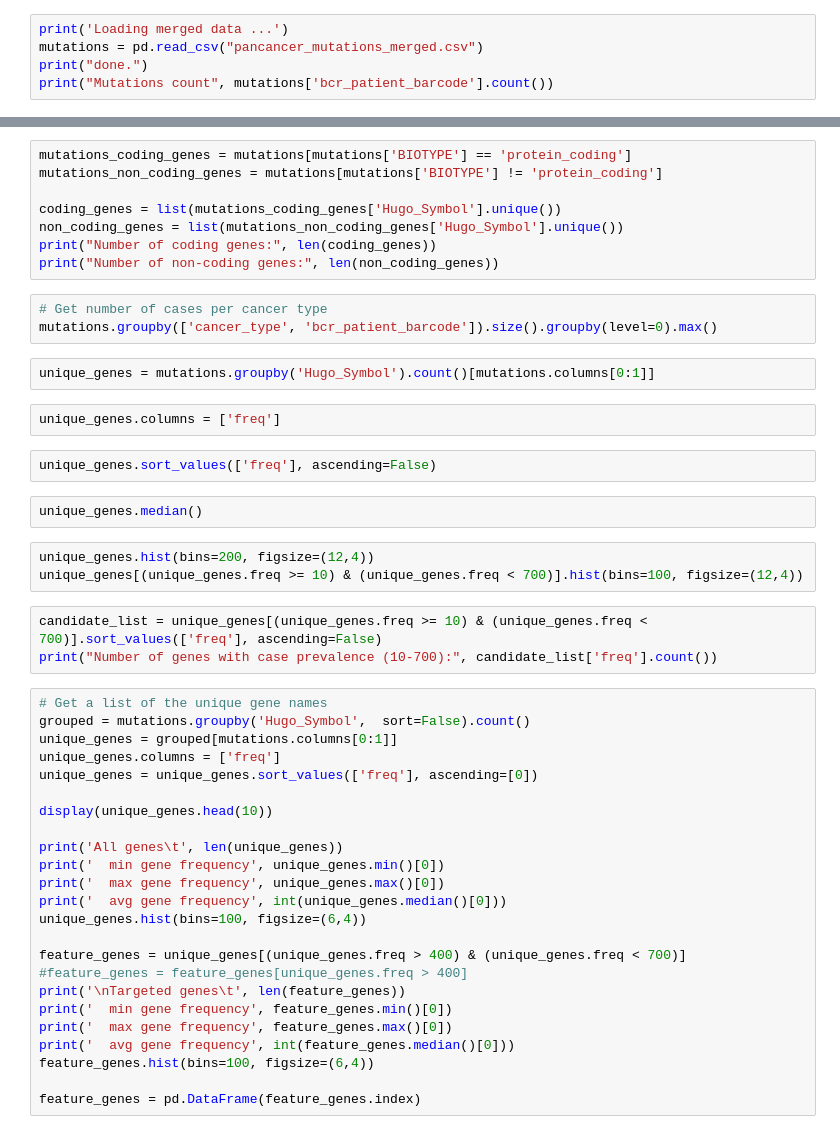
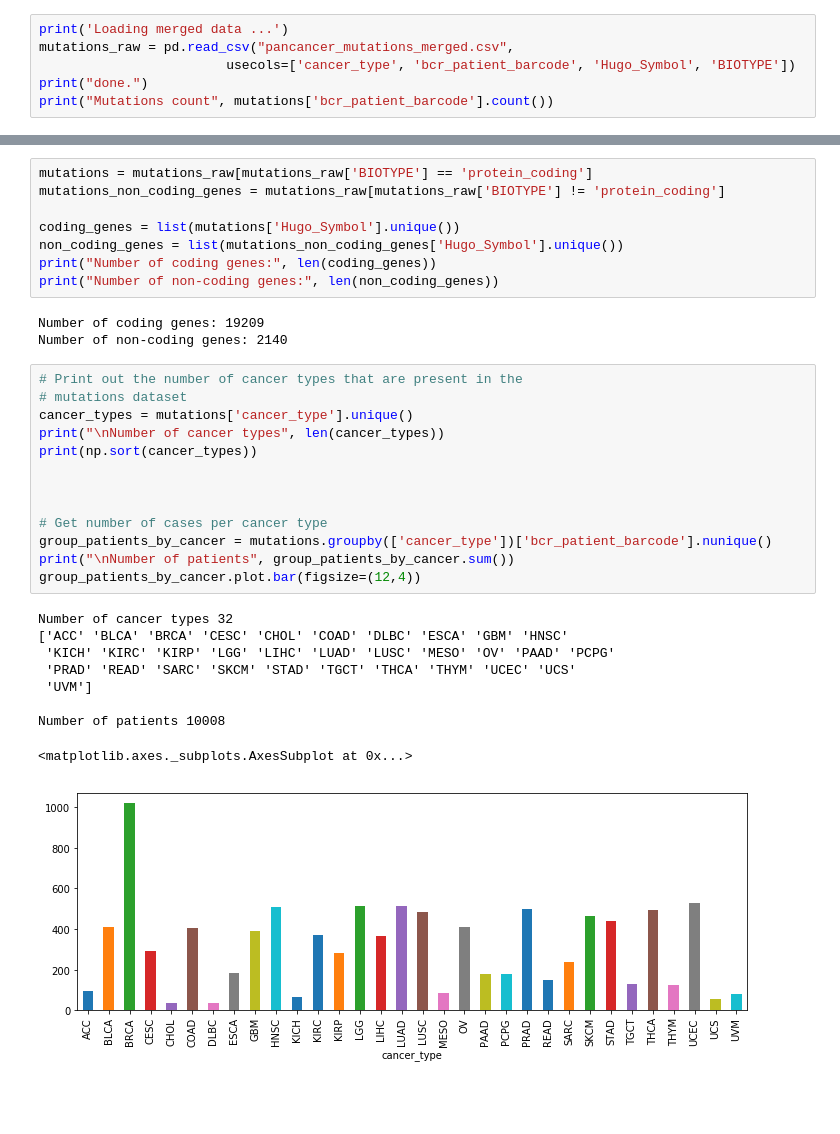
Before and after one commit to tonydisera/w207_6_sum19_g5_final_project, a Jupyter notebook: merge_pancancer_somatic_mutations/transform_pancancer_merged_data.ipynb, the cells around one changed output, grey strips where cells are left out. Saved outputs shown, nothing was run; the diff lists cells and outputs as text; blank space fills up the shorter version.

```diff
--- a/merge_pancancer_somatic_mutations/transform_pancancer_merged_data.ipynb
+++ b/merge_pancancer_somatic_mutations/transform_pancancer_merged_data.ipynb
@@ -6,5 +10,6 @@ from IPython.display import display
 # %%
 print('Loading merged data ...')
-mutations = pd.read_csv("pancancer_mutations_merged.csv")
+mutations_raw = pd.read_csv("pancancer_mutations_merged.csv",
+                        usecols=['cancer_type', 'bcr_patient_barcode', 'Hugo_Symbol', 'BIOTYPE'])
 print("done.")
 print("Mutations count", mutations['bcr_patient_barcode'].count())
@@ -13,49 +29,34 @@ mutations.head()
 # %%
-mutations_coding_genes = mutations[mutations['BIOTYPE'] == 'protein_coding']
-mutations_non_coding_genes = mutations[mutations['BIOTYPE'] != 'protein_coding']
+mutations = mutations_raw[mutations_raw['BIOTYPE'] == 'protein_coding']
+mutations_non_coding_genes = mutations_raw[mutations_raw['BIOTYPE'] != 'protein_coding']
 
-coding_genes = list(mutations_coding_genes['Hugo_Symbol'].unique())
+coding_genes = list(mutations['Hugo_Symbol'].unique())
 non_coding_genes = list(mutations_non_coding_genes['Hugo_Symbol'].unique())
 print("Number of coding genes:", len(coding_genes))
 print("Number of non-coding genes:", len(non_coding_genes))
+# %% [output]
+Number of coding genes: 19209
+Number of non-coding genes: 2140
-# %%
-# Get number of cases per cancer type
-mutations.groupby(['cancer_type', 'bcr_patient_barcode']).size().groupby(level=0).max()
-# %%
-unique_genes = mutations.groupby('Hugo_Symbol').count()[mutations.columns[0:1]]
-# %%
-unique_genes.columns = ['freq']
-# %%
-unique_genes.sort_values(['freq'], ascending=False)
-# %%
-unique_genes.median()
-# %%
-unique_genes.hist(bins=200, figsize=(12,4))
-unique_genes[(unique_genes.freq >= 10) & (unique_genes.freq < 700)].hist(bins=100, figsize=(12,4))
-# %%
-candidate_list = unique_genes[(unique_genes.freq >= 10) & (unique_genes.freq < 700)].sort_values(['freq'], ascending=False)
-print("Number of genes with case prevalence (10-700):", candidate_list['freq'].count())
-# %%
-# Get a list of the unique gene names
-grouped = mutations.groupby('Hugo_Symbol',  sort=False).count()
-unique_genes = grouped[mutations.columns[0:1]]
-unique_genes.columns = ['freq']
-unique_genes = unique_genes.sort_values(['freq'], ascending=[0])
-
-display(unique_genes.head(10))
-
-print('All genes\t', len(unique_genes))
-print('  min gene frequency', unique_genes.min()[0])
-print('  max gene frequency', unique_genes.max()[0])
-print('  avg gene frequency', int(unique_genes.median()[0]))
-unique_genes.hist(bins=100, figsize=(6,4))
-
-feature_genes = unique_genes[(unique_genes.freq > 400) & (unique_genes.freq < 700)]
-#feature_genes = feature_genes[unique_genes.freq > 400]
-print('\nTargeted genes\t', len(feature_genes))
-print('  min gene frequency', feature_genes.min()[0])
-print('  max gene frequency', feature_genes.max()[0])
-print('  avg gene frequency', int(feature_genes.median()[0]))
-feature_genes.hist(bins=100, figsize=(6,4))
-
-feature_genes = pd.DataFrame(feature_genes.index)
+# %%
+# Print out the number of cancer types that are present in the
+# mutations dataset
+cancer_types = mutations['cancer_type'].unique()
+print("\nNumber of cancer types", len(cancer_types))
+print(np.sort(cancer_types))
+
+
+
+# Get number of cases per cancer type
+group_patients_by_cancer = mutations.groupby(['cancer_type'])['bcr_patient_barcode'].nunique()
+print("\nNumber of patients", group_patients_by_cancer.sum())
+group_patients_by_cancer.plot.bar(figsize=(12,4))
+# %% [output]
+Number of cancer types 32
+['ACC' 'BLCA' 'BRCA' 'CESC' 'CHOL' 'COAD' 'DLBC' 'ESCA' 'GBM' 'HNSC'
+ 'KICH' 'KIRC' 'KIRP' 'LGG' 'LIHC' 'LUAD' 'LUSC' 'MESO' 'OV' 'PAAD' 'PCPG'
+ 'PRAD' 'READ' 'SARC' 'SKCM' 'STAD' 'TGCT' 'THCA' 'THYM' 'UCEC' 'UCS'
+ 'UVM']
+
+Number of patients 10008
+<matplotlib.axes._subplots.AxesSubplot at 0x...>
+[figure, added]
```
Also changed, not shown: parts of 12 cells of this notebook, 1 other file.
